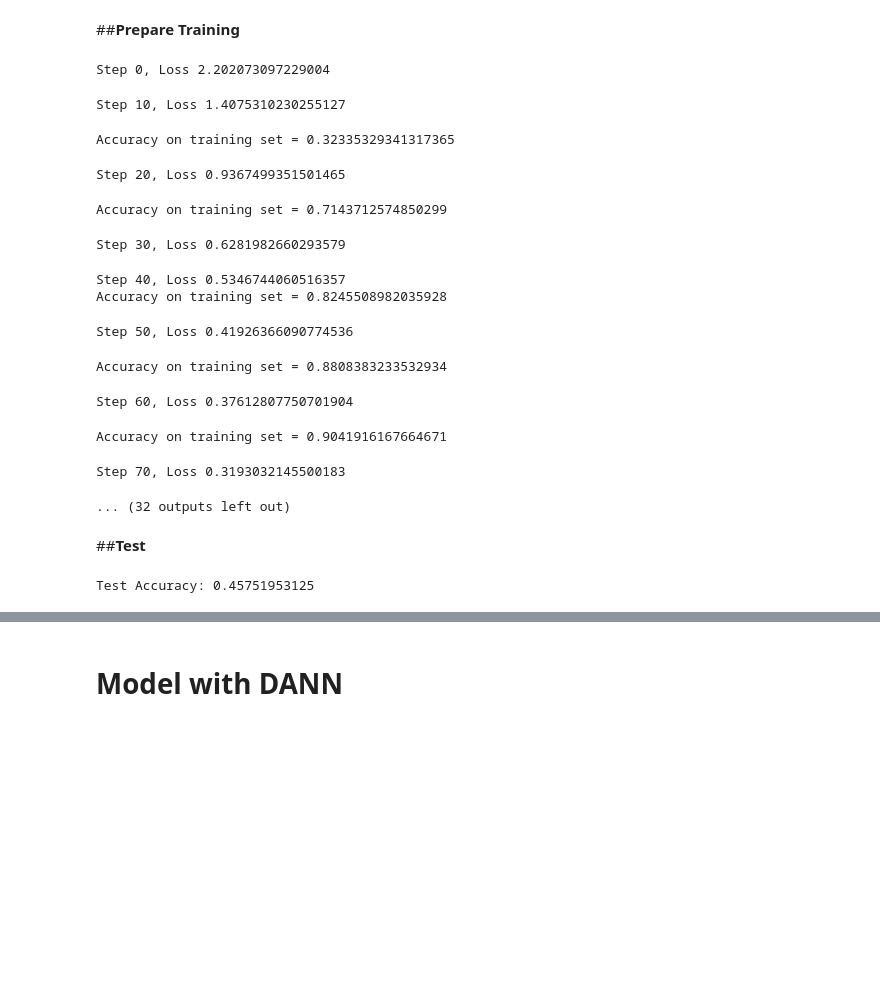
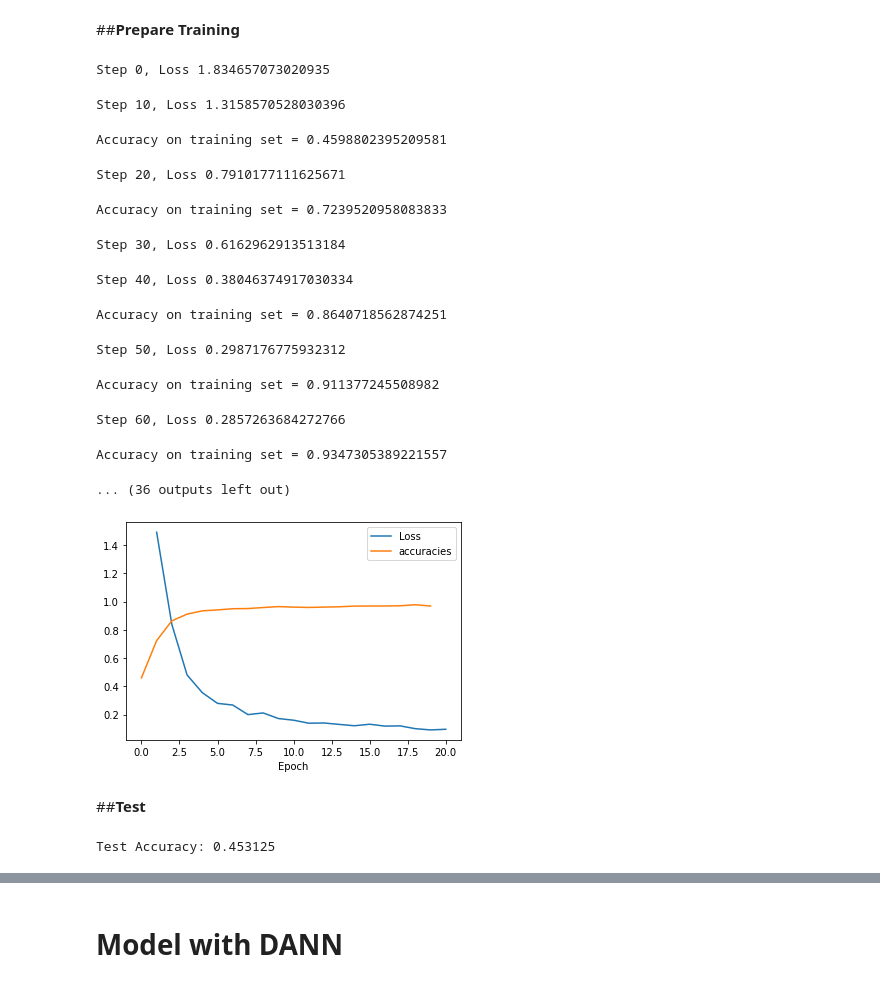
Before and after one commit to luciainnocenti/Homework3-PACS, a Jupyter notebook: MLDL_Homework3.ipynb, the cells around one changed output, grey strips where cells are left out. Saved outputs shown, nothing was run; the diff lists cells and outputs as text; code cells hidden in the pictures; blank space fills up the shorter version.

```diff
--- a/MLDL_Homework3.ipynb
+++ b/MLDL_Homework3.ipynb
@@ -103,13 +97,14 @@ print(art_painting.meanAndStd(art_painting_dataloader))
 train_transform = transforms.Compose([transforms.Resize(256),
                                       transforms.CenterCrop(224),
                                       transforms.ToTensor(), # Turn PIL Image to torch.Tensor
-                                      transforms.Normalize((0.5, 0.5, 0.5), (0.5, 0.5, 0.5)) # Normalizes tensor with mean and standard deviation
+                                      #transforms.Normalize((0.5, 0.5, 0.5), (0.5, 0.5, 0.5)) # Normalizes tensor with mean and standard deviation
+                                      transforms.Normalize((0.5088, 0.4744, 0.4307), (0.2725, 0.2620, 0.2774)) # Normalizes tensor with mean and standard deviation
 ])
 # Define transforms for the test phase
 test_transform = transforms.Compose([transforms.Resize(256),
                                       transforms.CenterCrop(224),
                                       transforms.ToTensor(),
-                                      transforms.Normalize((0.5, 0.5, 0.5), (0.5, 0.5, 0.5))
+                                      transforms.Normalize((0.5530, 0.5018, 0.4488), (0.2750, 0.2648, 0.2775))
 ])
 # %% [markdown]
 #**Prepare Dataset**
@@ -183,6 +170,8 @@ running_corrects = 0
 current_step = 0
 # Start iterating over the epochs
 # Iterate over the dataset
+losses = []
+accuracies = []
 for epoch in range(NUM_EPOCHS):
   scheduler.step()
 
@@ -220,32 +209,57 @@ for epoch in range(NUM_EPOCHS):
 
     # Update Corrects
     running_corrects += torch.sum(preds == labels.data).data.item()
+    losses.append(loss.item())
 
   # Calculate Accuracy
   accuracy = running_corrects / float(len(photos))
+  accuracies.append(accuracy)
   print("Accuracy on training set = "  + str(accuracy))
   running_corrects = 0
 # %% [output]
-Step 0, Loss 2.202073097229004
+Step 0, Loss 1.834657073020935
-Step 10, Loss 1.4075310230255127
+Step 10, Loss 1.3158570528030396
-Accuracy on training set = 0.32335329341317365
+Accuracy on training set = 0.4598802395209581
-Step 20, Loss 0.9367499351501465
+Step 20, Loss 0.7910177111625671
-Accuracy on training set = 0.7143712574850299
+Accuracy on training set = 0.7239520958083833
-Step 30, Loss 0.6281982660293579
+Step 30, Loss 0.6162962913513184
-Step 40, Loss 0.5346744060516357
-Accuracy on training set = 0.8245508982035928
+Step 40, Loss 0.38046374917030334
-Step 50, Loss 0.41926366090774536
+Accuracy on training set = 0.8640718562874251
-Accuracy on training set = 0.8808383233532934
+Step 50, Loss 0.2987176775932312
-Step 60, Loss 0.37612807750701904
+Accuracy on training set = 0.911377245508982
-Accuracy on training set = 0.9041916167664671
+Step 60, Loss 0.2857263684272766
-Step 70, Loss 0.3193032145500183
+Accuracy on training set = 0.9347305389221557
-... (32 outputs left out)
+... (36 outputs left out)
+# %%
+import numpy as np
+import matplotlib.pyplot as plt
+
+X = np.zeros(NUM_EPOCHS)
+n = 0
+cnt = 0
+for l in losses:
+  X[n] += l
+  cnt += 1
+  if( cnt == 14):
+    X[n] = X[n] / 14
+    n += 1
+    cnt = 0
+
+x_epochs = np.linspace(1,NUM_EPOCHS,NUM_EPOCHS)
+
+plt.plot(x_epochs, X , accuracies, '-')
+plt.xlabel("Epoch")
+plt.legend(['Loss', 'accuracies'])
+
+plt.show()
+# %% [output]
+[figure, added]
 # %% [markdown]
 ##**Test**
 # %%
 net = net.to(DEVICE) # this will bring the network to GPU if DEVICE is cuda
 net.train(False) # Set Network to evaluation mode
-
+losses = []
 running_corrects = 0
 for images, labels in tqdm(art_painting_dataloader):
   images = images.to(DEVICE)
@@ -255,7 +269,7 @@ for images, labels in tqdm(art_painting_dataloader):
   outputs = net(images)
 
   loss = criterion(outputs, labels)
-
+  losses.append(loss)
   # Get predictions
   _, preds = torch.max(outputs.data, 1)
 
@@ -267,4 +281,4 @@ accuracy = running_corrects / float(len(art_painting))
 
 print('Test Accuracy: {}'.format(accuracy))
 # %% [output]
-Test Accuracy: 0.45751953125
+Test Accuracy: 0.453125
```
Also changed, not shown: parts of 8 cells of this notebook.
